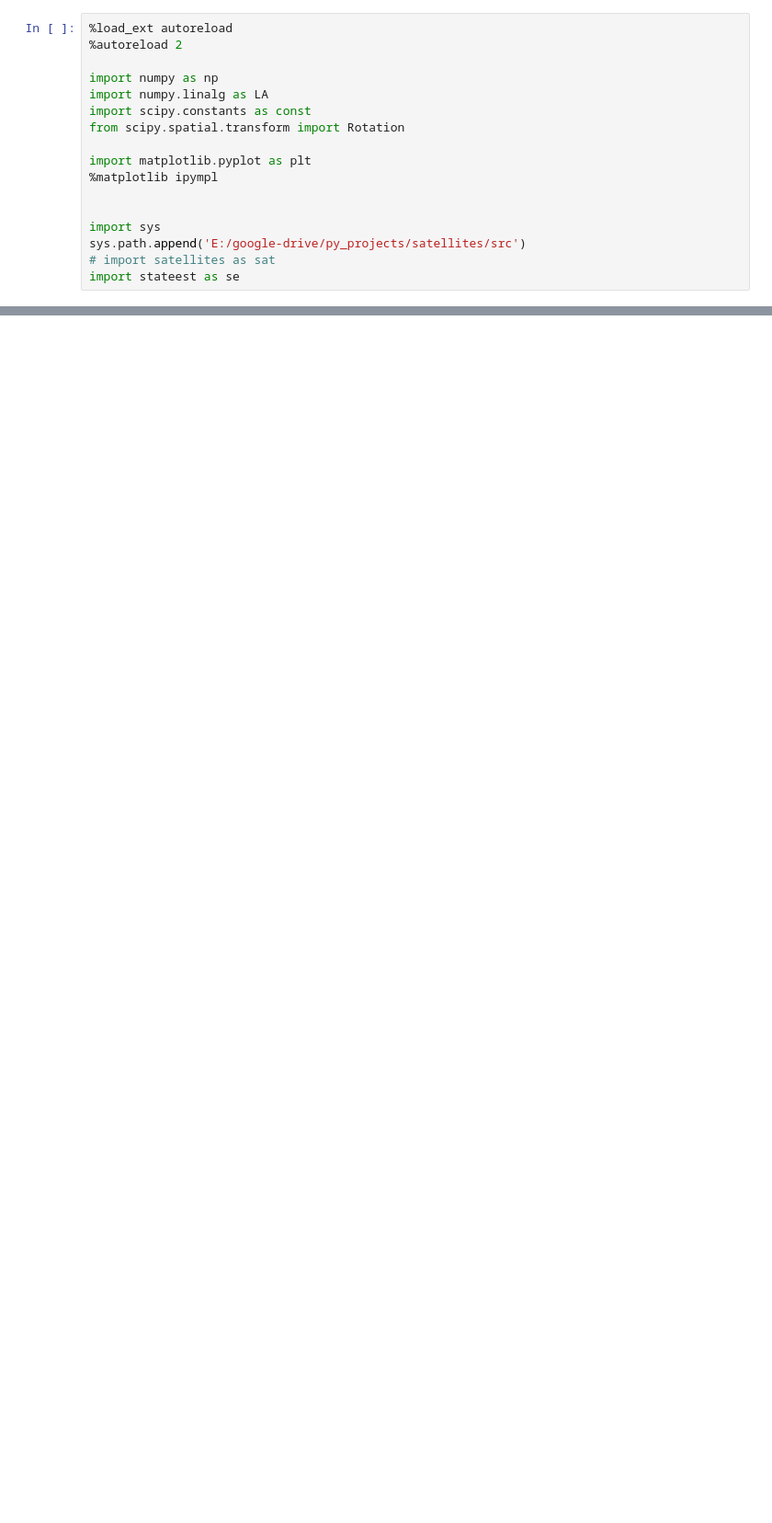
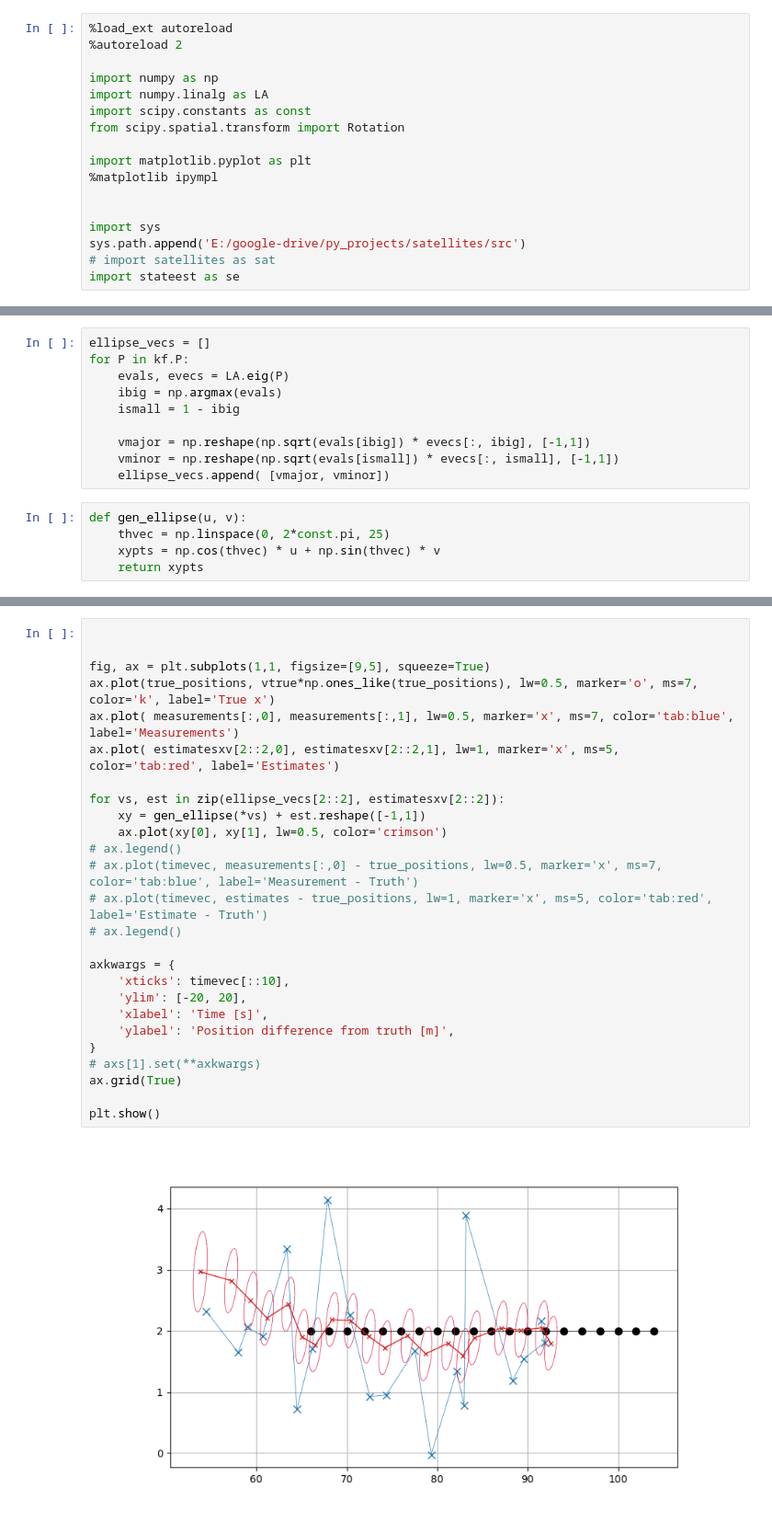
Before and after one commit to igred8/orbital_dynamics_basic, a Jupyter notebook: notebooks/00.1-dev-kalman-igad.ipynb, the cells around one changed output, grey strips where cells are left out. Shown at 92% size. Saved outputs shown, nothing was run; the diff lists cells and outputs as text; blank space fills up the shorter version.

```diff
--- a/notebooks/00.1-dev-kalman-igad.ipynb
+++ b/notebooks/00.1-dev-kalman-igad.ipynb
@@ -84,0 +101,15 @@ Estimates: ['-219.52', '-217.18', '-212.69', '-205.04', '-190.75', '-173.21', '-
+# %%
+ellipse_vecs = []
+for P in kf.P:
+    evals, evecs = LA.eig(P)
+    ibig = np.argmax(evals)
+    ismall = 1 - ibig
+
+    vmajor = np.reshape(np.sqrt(evals[ibig]) * evecs[:, ibig], [-1,1])
+    vminor = np.reshape(np.sqrt(evals[ismall]) * evecs[:, ismall], [-1,1])
+    ellipse_vecs.append( [vmajor, vminor])
+# %%
+def gen_ellipse(u, v):
+    thvec = np.linspace(0, 2*const.pi, 25)
+    xypts = np.cos(thvec) * u + np.sin(thvec) * v
+    return xypts
@@ -84,0 +129,28 @@ Estimates: ['-219.52', '-217.18', '-212.69', '-205.04', '-190.75', '-173.21', '-
+# %%
+
+
+fig, ax = plt.subplots(1,1, figsize=[9,5], squeeze=True)
+ax.plot(true_positions, vtrue*np.ones_like(true_positions), lw=0.5, marker='o', ms=7, color='k', label='True x')
+ax.plot( measurements[:,0], measurements[:,1], lw=0.5, marker='x', ms=7, color='tab:blue', label='Measurements')
+ax.plot( estimatesxv[2::2,0], estimatesxv[2::2,1], lw=1, marker='x', ms=5, color='tab:red', label='Estimates')
+
+for vs, est in zip(ellipse_vecs[2::2], estimatesxv[2::2]):
+    xy = gen_ellipse(*vs) + est.reshape([-1,1])
+    ax.plot(xy[0], xy[1], lw=0.5, color='crimson')
+# ax.legend()
+# ax.plot(timevec, measurements[:,0] - true_positions, lw=0.5, marker='x', ms=7, color='tab:blue', label='Measurement - Truth')
+# ax.plot(timevec, estimates - true_positions, lw=1, marker='x', ms=5, color='tab:red', label='Estimate - Truth')
+# ax.legend()
+
+axkwargs = {
+    'xticks': timevec[::10],
+    'ylim': [-20, 20],
+    'xlabel': 'Time [s]',
+    'ylabel': 'Position difference from truth [m]',
+}
+# axs[1].set(**axkwargs)
+ax.grid(True)
+
+plt.show()
+# %% [output]
+[figure, added]
```
Also changed, not shown: parts of 11 cells of this notebook, 2 other files.
